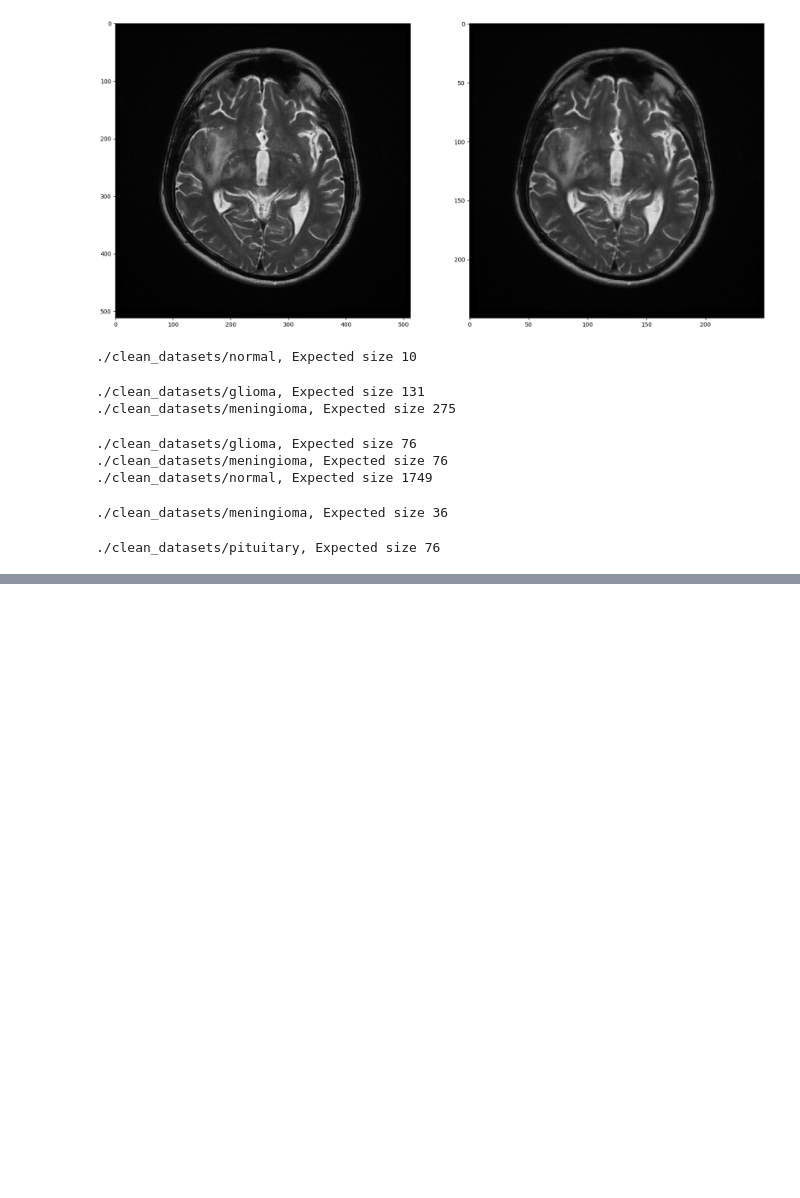
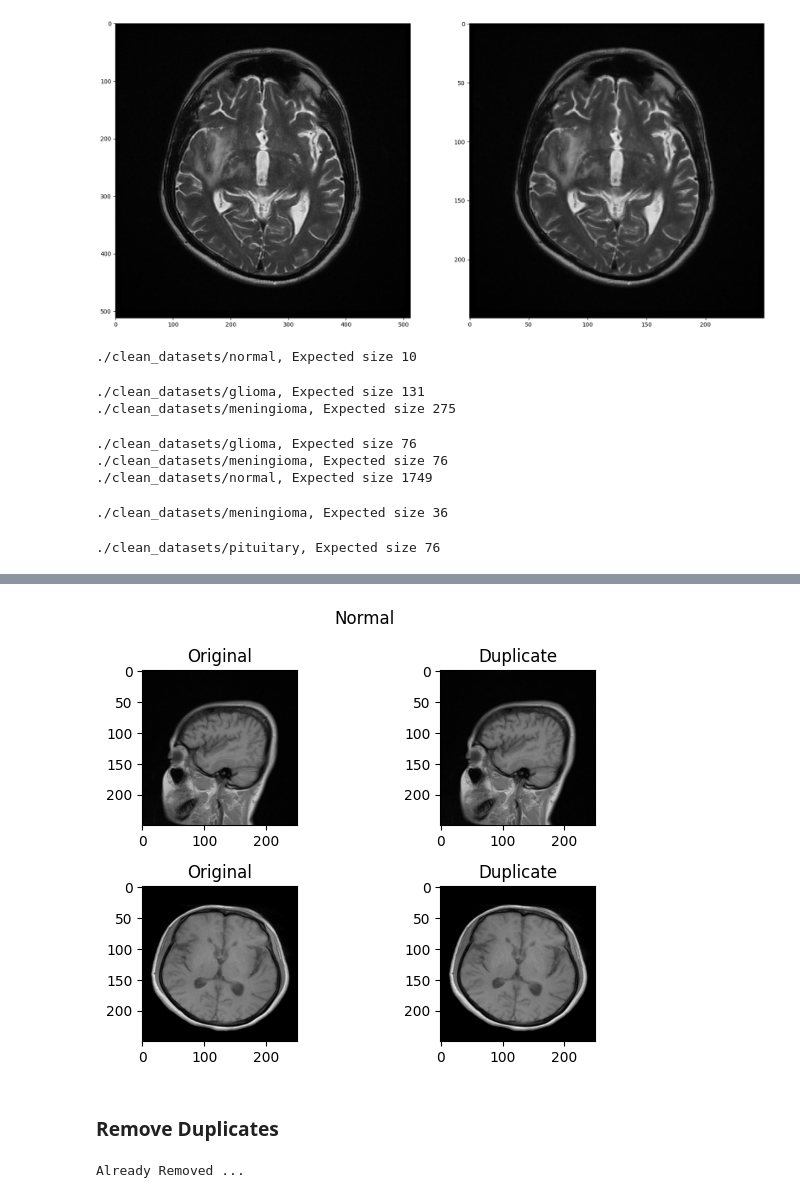
Before and after one commit to LV6LASERLOTUS/DAT490, a Jupyter notebook: image-preprocessing.ipynb, the cells around one changed output, grey strips where cells are left out. Cells and saved outputs as stored; diff of their text form; code cells hidden in the pictures; blank space fills up the shorter version.

```diff
--- a/image-preprocessing.ipynb
+++ b/image-preprocessing.ipynb
@@ -234,0 +258,7 @@ plt.show()
+# %%
+path='./clean_datasets/normal'
+
+HASH_SIZE=64
+
+hashes, normal_duplicate = check_duplicate(path,HASH_SIZE)
+print(f'Duplicates Found: {len(normal_duplicate)}')
@@ -234,0 +286,30 @@ plt.show()
+# %%
+path='./clean_datasets/normal'
+fig , axes = plt.subplots(2,2)
+
+keys=list(normal_duplicate.keys())
+images=[]
+
+img = Image.open(os.path.join(path,keys[0]))
+axes[0][0].imshow(img)
+axes[0][0].set_title('Original')
+
+duplicate_img = Image.open(os.path.join(path,normal_duplicate[keys[0]][0]))
+axes[0][1].imshow(duplicate_img)
+axes[0][1].set_title('Duplicate')
+
+img = Image.open(os.path.join(path,keys[1]))
+axes[1][0].imshow(img)
+axes[1][0].set_title('Original')
+
+duplicate_img = Image.open(os.path.join(path,normal_duplicate[keys[1]][0]))
+axes[1][1].imshow(duplicate_img)
+axes[1][1].set_title('Duplicate')
+fig.suptitle('Normal')
+
+fig.tight_layout()
+plt.show()
+# %% [output]
+[figure, added]
+# %% [markdown]
+### Remove Duplicates
@@ -234,0 +327,6 @@ plt.show()
+# %%
+path='./clean_datasets/meningioma'
+
+remove_duplicates(meningioma_duplicate,path)
+# %% [output]
+Already Removed ...
```
Also changed, not shown: parts of 12 cells of this notebook.
